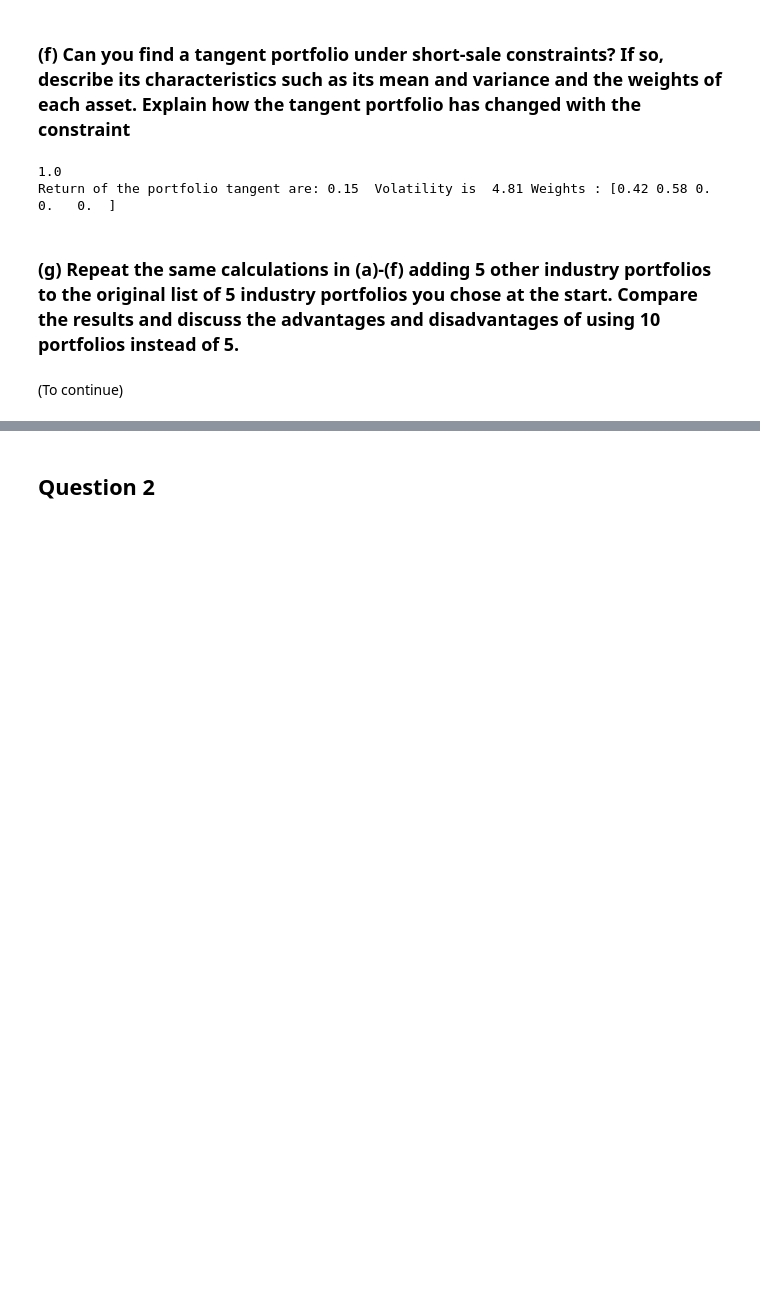
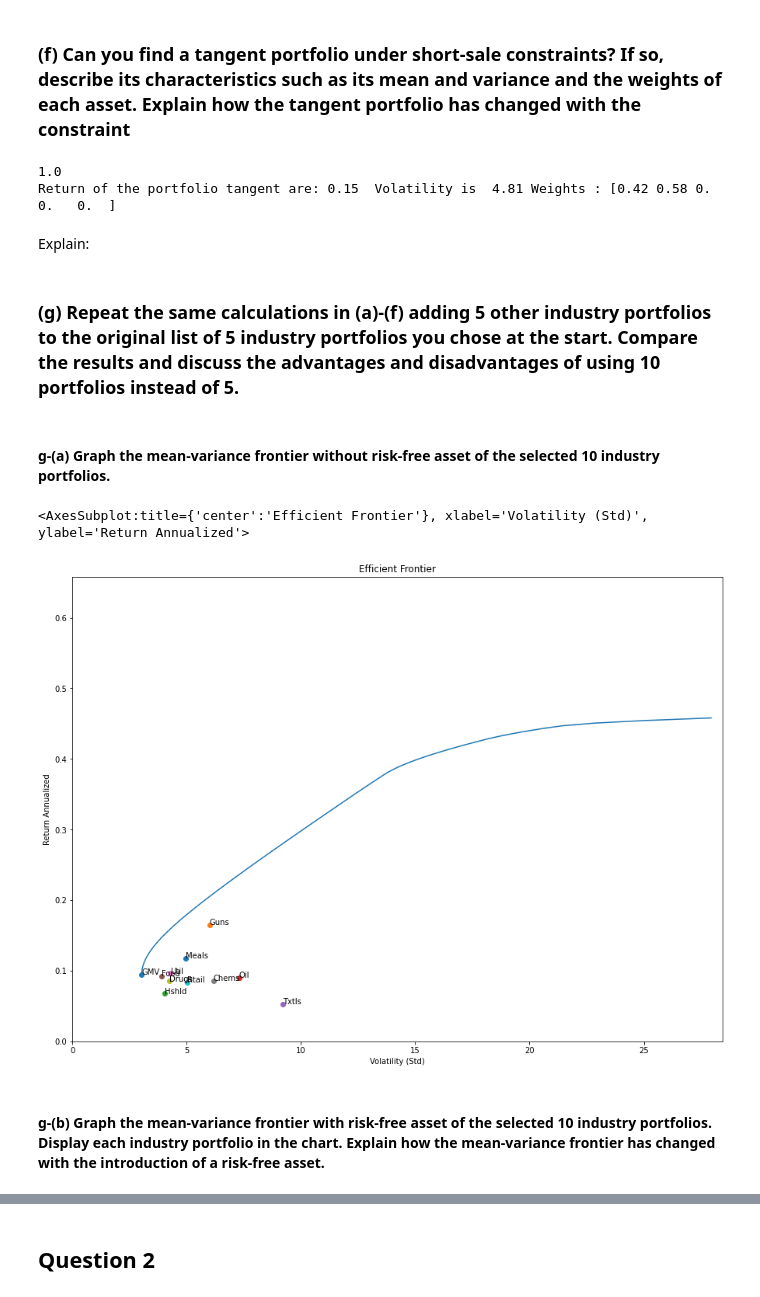
Before and after one commit to Damnsky100/Portfolio, a Jupyter notebook: Assignment_TP1.ipynb, the cells around one changed output, grey strips where cells are left out. Cells and saved outputs as stored; diff of their text form; code cells hidden in the pictures; blank space fills up the shorter version.

```diff
--- a/Assignment_TP1.ipynb
+++ b/Assignment_TP1.ipynb
@@ -273,7 +130,29 @@ print("Return of the portfolio tangent are:", ret,
 # %% [output]
 1.0
 Return of the portfolio tangent are: 0.15  Volatility is  4.81 Weights : [0.42 0.58 0.   0.   0.  ]
+# %% [markdown]
+Explain:
 # %% [markdown]
 ### (g) Repeat the same calculations in (a)-(f) adding 5 other industry portfolios to the original list of 5 industry portfolios you chose at the start. Compare the results and discuss the advantages and disadvantages of using 10 portfolios instead of 5.
-# %% [markdown]
-(To continue)
+# %%
+#On pourrait randomnize le sampling
+Data_select2 = Data[['Meals','Guns','Hshld','Oil','Txtls','Food', 'Util', 'Chems', 'Drugs', 'Rtail']]
+
+# Expected return : other possible approach simple machine learning with technical indicator
+E_return = f.annualize_rets(Data_select2/100, 12)  #On a besoin des rendement annualisées comme le risk free rate est annualisé
+E_cov = Data_select2.cov() # Just for test
+Nbr_PTF = 100
+# %% [markdown]
+#### g-(a) Graph the mean-variance frontier without risk-free asset of the selected 10 industry portfolios.
+# %%
+#Expected risk free rate == 0
+#show_cml --> False, (no rf)
+#show gmv --> show global minimum variance portfolio
+#bounds(0,1) --> unable to short or use any levrage
+
+f.plot_ef(E_return, E_cov, 0, Nbr_PTF, show_cml=False, show_gmv=True, bounds = (-2,2))
+# %% [output]
+<AxesSubplot:title={'center':'Efficient Frontier'}, xlabel='Volatility (Std)', ylabel='Return Annualized'>
+[figure, added]
+# %% [markdown]
+#### g-(b) Graph the mean-variance frontier with risk-free asset of the selected 10 industry portfolios. Display each industry portfolio in the chart. Explain how the mean-variance frontier has changed with the introduction of a risk-free asset.
```
Also changed, not shown: parts of 38 cells of this notebook, 1 other file.
